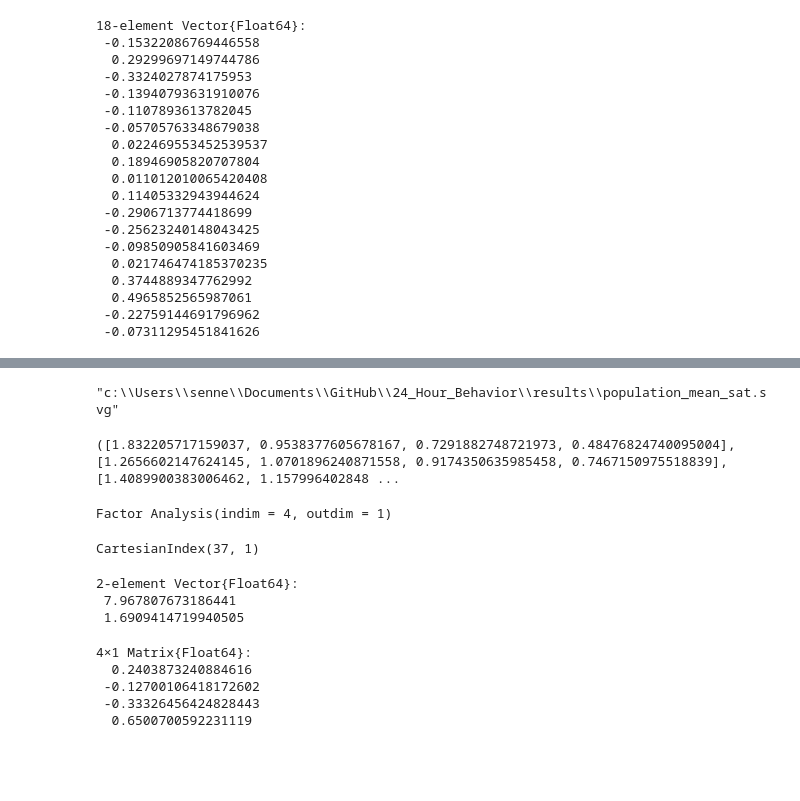
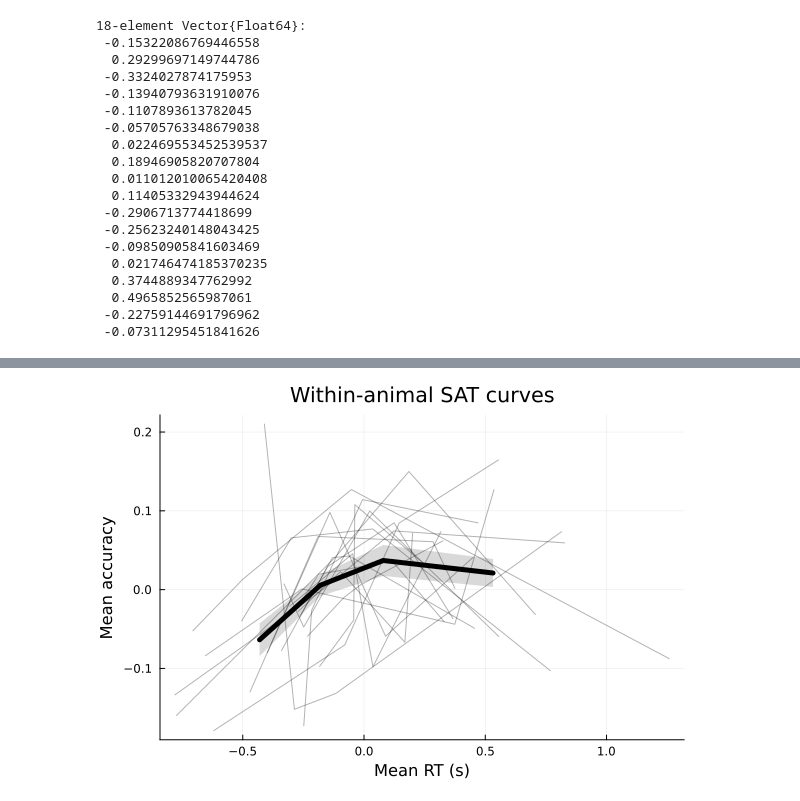
Before and after one commit to depasquale-lab/24_Hour_Behavior, a Jupyter notebook: notebooks/PopulationDDMHMM.ipynb, the cells around one changed output, grey strips where cells are left out. Cells and saved outputs as stored; diff of their text form; code cells hidden in the pictures; blank space fills up the shorter version.

```diff
--- a/notebooks/PopulationDDMHMM.ipynb
+++ b/notebooks/PopulationDDMHMM.ipynb
@@ -214,81 +242,32 @@ p = plot_sat_spaghetti(dfc; rt=:rt_c, acc=:acc_c, rat=:rat)
 # %%
 # 1) add within-rat RT order (1..K)
 function add_rt_order(df::DataFrame; rat::Symbol=:rat, rt::Symbol=:rt_c)
     g = groupby(df, rat)
     return DataFrames.transform(g, rt => (x -> invperm(sortperm(x))) => :rt_order)
 end
 
 # 2) overlay mean SAT curve (+/- SEM ribbon) onto an existing plot
 function overlay_mean_sat!(p, df::DataFrame;
     rt::Symbol=:rt_c, acc::Symbol=:acc_c, order::Symbol=:rt_order)
 
     summ = combine(groupby(df, order),
         rt  => mean => :rt_mean,
         acc => mean => :acc_mean,
         acc => (x -> std(x)/sqrt(length(x))) => :acc_sem
     )
     sort!(summ, order)
 
     plot!(p, summ.rt_mean, summ.acc_mean, lw=5, alpha=1.0, color=:black)
     plot!(p, summ.rt_mean, summ.acc_mean, ribbon=summ.acc_sem, fillalpha=0.15, color=:black,lw=0)
     return p
 end
 
 dfc2 = add_rt_order(dfc; rat=:rat, rt=:rt_c)
 
 overlay_mean_sat!(p, dfc2; rt=:rt_c, acc=:acc_c, order=:rt_order)
 
 p
 
-savefig(p, "../results/population_mean_sat.svg")
+# savefig(p, "../results/population_mean_sat.svg")
 # %% [output]
-"c:\\Users\\senne\\Documents\\GitHub\\24_Hour_Behavior\\results\\population_mean_sat.svg"
+[figure, added]
-# %%
-function parallel_analysis(X; n_iter=500)
-    n, p = size(X)
-    R = cor(X)
-    eig_real = sort(eigvals(R); rev=true)
-
-    eig_rand = zeros(n_iter, p)
-    for i in 1:n_iter
-        Xr = randn(n, p)
-        eig_rand[i, :] = sort(eigvals(cor(Xr)); rev=true)
-    end
-
-    eig_mean = mean(eig_rand, dims=1)
-    eig_95 = mapslices(x -> quantile(x, 0.95), eig_rand; dims=1)
-
-    return eig_real, eig_mean[:], eig_95[:]
-end
-
-eig_real, eig_mean, eig_95 = parallel_analysis(ddm_params_z'[Not(37), :])
-# %% [output]
-([1.832205717159037, 0.9538377605678167, 0.7291882748721973, 0.48476824740095004], [1.2656602147624145, 1.0701896240871558, 0.9174350635985458, 0.7467150975518839], [1.4089900383006462, 1.157996402848 ...
-# %%
-# Fit 2-factor FA model
-fa = fit(FactorAnalysis, ddm_params_z[:, Not(37)]; maxoutdim=1)
-
-# scores = predict(fa, ddm_params_z)'  # size: nrows × 2
-# scatter(scores[:, 1], scores[:, 2]; group=ddm_params_df.rat, legend=false,
-#     xlabel="Factor 1", ylabel="Factor 2", title="Factor Analysis of DDM Parameters")
-# %% [output]
-Factor Analysis(indim = 4, outdim = 1)
-# %%
-out = argmax(scores)
-println(out)
-# %% [output]
-CartesianIndex(37, 1)
-# %%
-scores[37, :]
-# %% [output]
-2-element Vector{Float64}:
- 7.967807673186441
- 1.6909414719940505
-# %%
-fa.W
-# %% [output]
-4×1 Matrix{Float64}:
-  0.2403873240884616
- -0.12700106418172602
- -0.33326456424828443
-  0.6500700592231119
```
Also changed, not shown: parts of 20 cells of this notebook, 7 other files.
